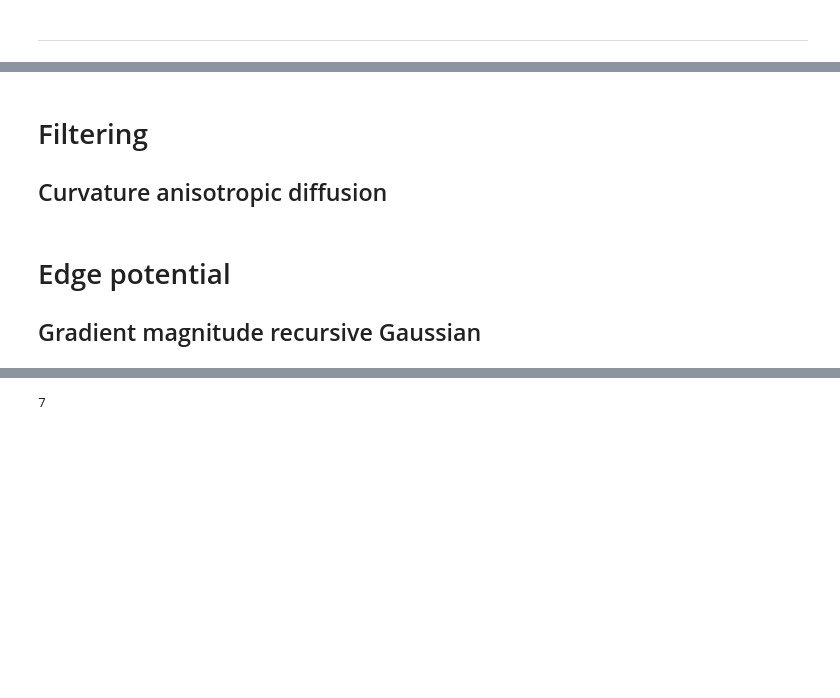
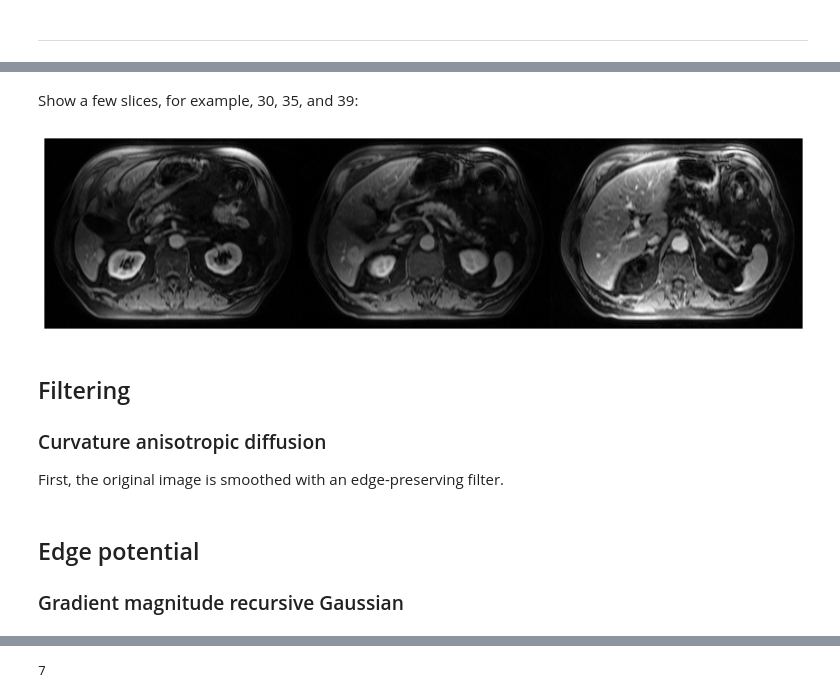
Before and after one commit to jon-young/medicalimage, a Jupyter notebook: Liver Segmentation 3D.ipynb, the cells around one changed output, grey strips where cells are left out. Drawn from its saved outputs; the diff is of its cells as text; code cells hidden in the pictures; blank space fills up the shorter version.

Commit message:
3D segmentation appears to be working. Updated with new plotting function and notes

```diff
--- a/Liver Segmentation 3D.ipynb
+++ b/Liver Segmentation 3D.ipynb
@@ -23,2 +123,19 @@ import imgscroll
+# %%
+def tile_slices(imgstack, slicesToShow, imgstack2=None):
+    """Show a number of slices tiled side-by-side"""
+    fig = plt.figure(figsize=(15,10))
+    numSlices = len(slicesToShow)
+    for i,sliceNum in enumerate(slicesToShow):
+        plt.subplot(1, numSlices, i+1)
+        plt.imshow(sitk.GetArrayFromImage(imgstack[:,:,sliceNum]), cmap=plt.cm.Greys_r)
+        if imgstack2 is not None:
+            X2 = sitk.GetArrayFromImage(imgstack2[:,:,sliceNum])
+            maskVal = scipy.stats.mode(X2.flatten())[0][0]
+            Xmask = np.ma.masked_where(X2 == maskVal, X2)
+            plt.imshow(Xmask, alpha=0.5)
+        plt.gca().get_xaxis().set_ticks([])
+        plt.gca().get_yaxis().set_ticks([])
+    fig.subplots_adjust(hspace=0.0, wspace=0.0)
+    plt.show()
 # %% [markdown]
 ---
@@ -107,4 +152,4 @@ reader.SetFileNames(dicomFilenames)
 imgSeries = reader.Execute()
 # %%
 # choose a series of slices
-imgSlices = imgSeries[:,:,41:50]
+imgSlices = imgSeries[:,:,30:40]
@@ -113,7 +160,15 @@ show_imgs(imgSlices)
+# %% [markdown]
+Show a few slices, for example, 30, 35, and 39:
+# %%
+tile_slices(imgSlices, [0, 5, 9])
+# %% [output]
+[figure, added]
 # %% [markdown]
-# Filtering
+## Filtering
 
-## Curvature anisotropic diffusion
+### Curvature anisotropic diffusion
+
+First, the original image is smoothed with an edge-preserving filter.
 # %%
 timeStep_, conduct, numIter = (0.04, 9.0, 5)
 imgRecast = sitk.Cast(imgSlices, sitk.sitkFloat32)
@@ -127,7 +180,7 @@ show_imgs(imgFilter)
 # %% [markdown]
-# Edge potential
+## Edge potential
 
-## Gradient magnitude recursive Gaussian
+### Gradient magnitude recursive Gaussian
 # %%
 sigma_ = 2.0
 imgGauss = sitk.GradientMagnitudeRecursiveGaussian(image1=imgFilter, sigma=sigma_)
```
Also changed, not shown: parts of 44 cells of this notebook.
